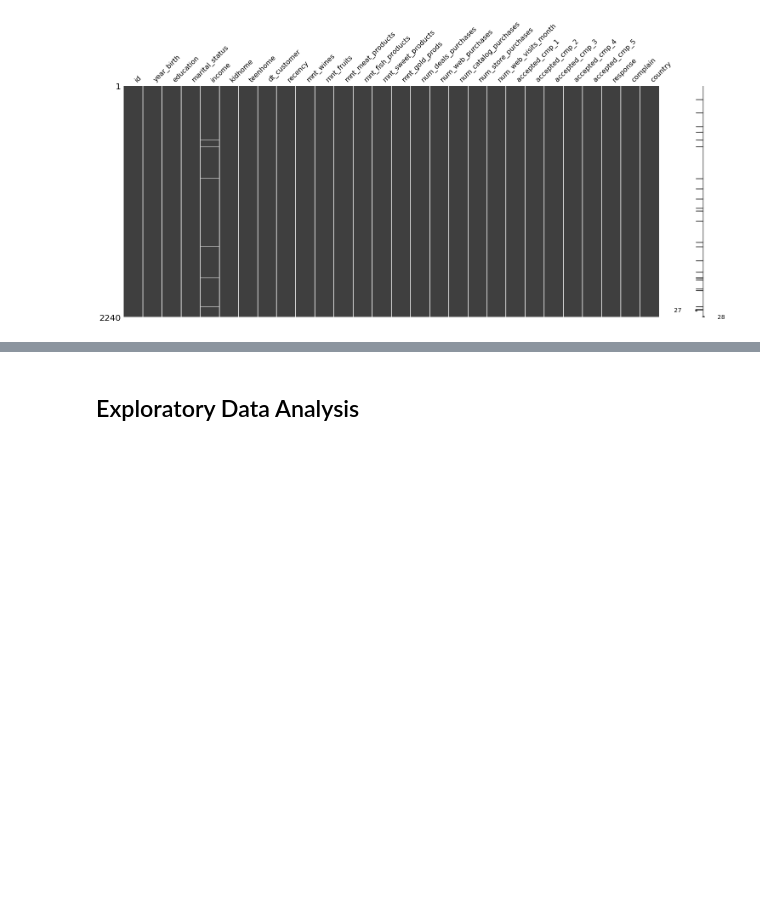
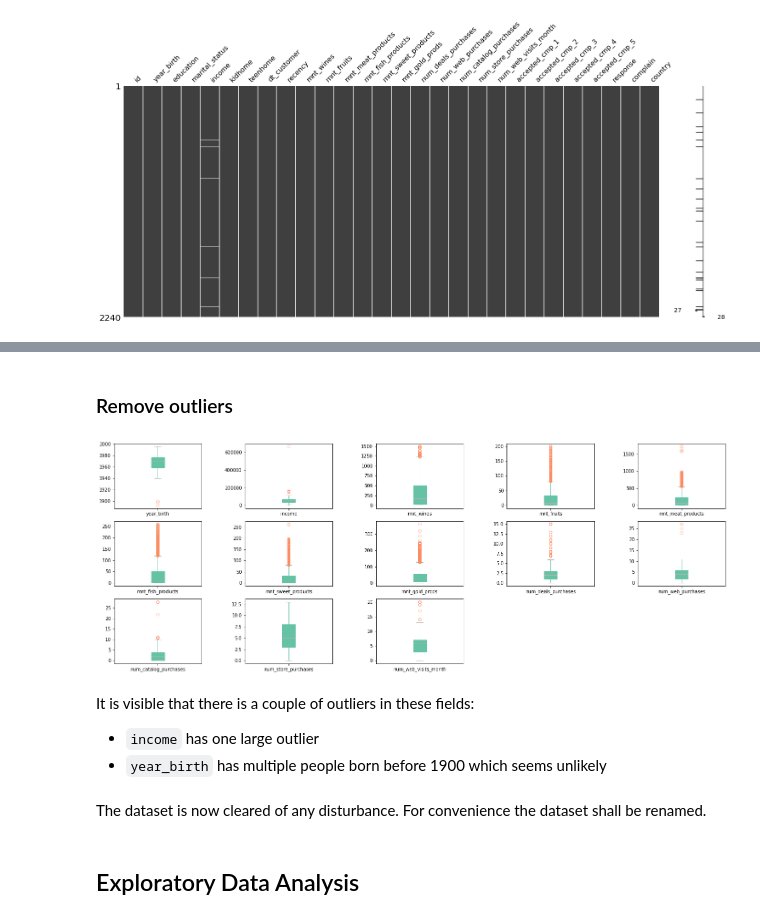
Before and after one commit to mr-emreerturk/Marketing-Analytics_EDA, a Jupyter notebook: notebook_eda.ipynb, the cells around one changed output, grey strips where cells are left out. Drawn from its saved outputs; the diff is of its cells as text; code cells hidden in the pictures; blank space fills up the shorter version.

Commit message:
Handle outliers

```diff
--- a/notebook_eda.ipynb
+++ b/notebook_eda.ipynb
@@ -12,3 +22,25 @@ import missingno as msno
 %matplotlib inline
 pd.set_option('display.max_columns', 100)
 pd.set_option('display.max_rows', 50)
+# %%
+# Setting up color palette for easier use later
+
+from matplotlib.colors import ListedColormap
+
+cmap = ListedColormap(sns.color_palette("Set2")) # set cmap as 'Set2'
+
+# Create individual colors
+pal = sns.color_palette("Set2") # Use of Seaborn 'Set2' palette
+color_list = pal.as_hex() # Save list as hexcodes
+
+# Assign color to variable
+set2_green = color_list[0]
+set2_orange = color_list[1]
+set2_blue = color_list[2]
+set2_rose = color_list[3]
+set2_green2 = color_list[4]
+set2_yellow = color_list[5]
+set2_beige = color_list[6]
+set2_grey = color_list[7]
+
+color_list
@@ -181,2 +222,19 @@ min        1730.000000
 max      666666.000000
 Name: income, dtype: float64
+# %% [markdown]
+### Remove outliers
+# %%
+mask_subset = ['year_birth', 'income', 'mnt_wines', 'mnt_fruits',
+       'mnt_meat_products', 'mnt_fish_products', 'mnt_sweet_products',
+       'mnt_gold_prods', 'num_deals_purchases', 'num_web_purchases',
+       'num_catalog_purchases', 'num_store_purchases', 'num_web_visits_month']
+
+data[mask_subset].plot(cmap=cmap, flierprops=dict(c=set2_orange, markeredgecolor=set2_orange, alpha=.5), capprops=dict(c=set2_grey),
+       subplots=True, layout=(4,5), kind='box', figsize=(24,12), patch_artist=True)
+plt.subplots_adjust(wspace=0.5)
+# %% [output]
+[figure, added]
+# %% [markdown]
+It is visible that there is a couple of outliers in these fields:
+- `income` has one large outlier
+- `year_birth` has multiple people born before 1900 which seems unlikely
@@ -182,0 +247,2 @@ Name: income, dtype: float64
+# %% [markdown]
+The dataset is now cleared of any disturbance. For convenience the dataset shall be renamed.
```
Also changed, not shown: parts of 7 cells of this notebook.
